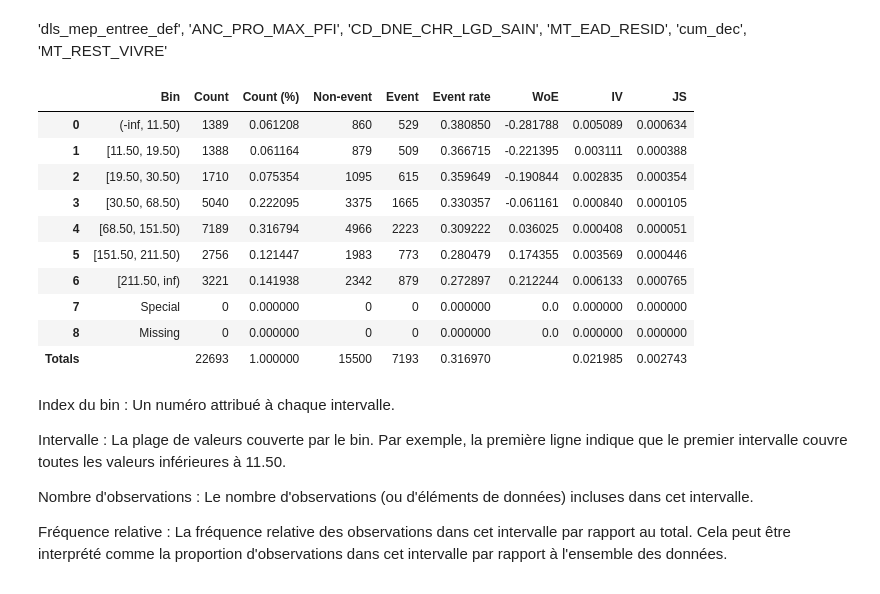
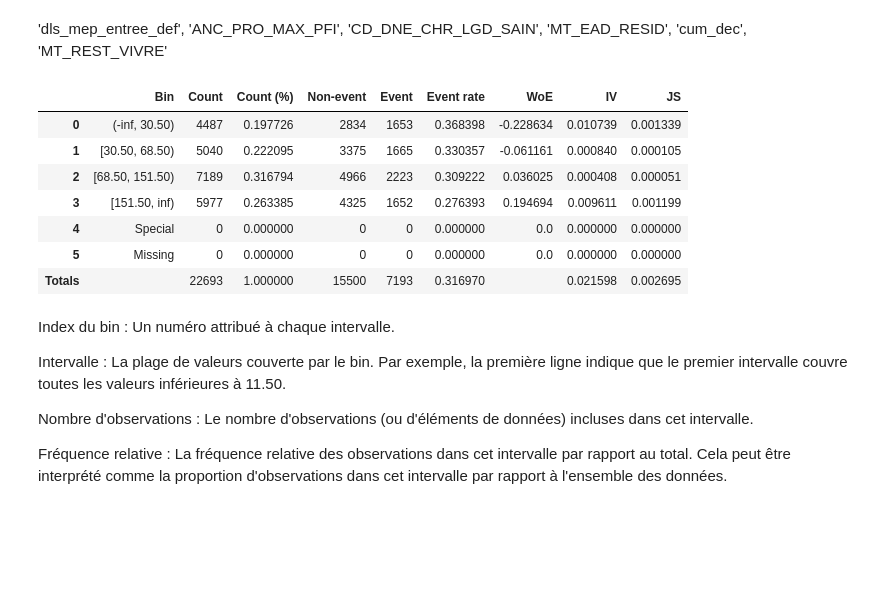
Before and after one commit to samuel-LP/Challenge-Credit-Logement, a Jupyter notebook: Notebooks/Data treatment.ipynb, the cells around one changed output. Drawn from its saved outputs; the diff is of its cells as text; code cells hidden in the pictures; blank space fills up the shorter version.

```diff
--- a/Notebooks/Data treatment.ipynb
+++ b/Notebooks/Data treatment.ipynb
@@ -301,29 +301,26 @@ for col in df_ph.select_dtypes(include = 'bool').columns :
 # %%
 from optbinning import OptimalBinning
 
 
 variable = "ANC_PRO_MAX_PFI"
 target = "DET"
 
-optb = OptimalBinning(name=variable, dtype="numerical")
+optb = OptimalBinning(name=variable, dtype="numerical", max_n_bins = 4)
 
 # Ajout des données
 optb.fit(df[variable].values, df[target])
 
 # Affichage des informations sur la discrétisation optimale
 optb.binning_table.build()
 # %% [output]
 |  | Bin | Count | Count (%) | Non-event | Event | Event rate | WoE | IV | JS |
-| 0 | (-inf, 11.50) | 1389 | 0.061208 | 860 | 529 | 0.380850 | -0.281788 | 0.005089 | 0.000634 |
-| 1 | [11.50, 19.50) | 1388 | 0.061164 | 879 | 509 | 0.366715 | -0.221395 | 0.003111 | 0.000388 |
-| 2 | [19.50, 30.50) | 1710 | 0.075354 | 1095 | 615 | 0.359649 | -0.190844 | 0.002835 | 0.000354 |
-| 3 | [30.50, 68.50) | 5040 | 0.222095 | 3375 | 1665 | 0.330357 | -0.061161 | 0.000840 | 0.000105 |
-| 4 | [68.50, 151.50) | 7189 | 0.316794 | 4966 | 2223 | 0.309222 | 0.036025 | 0.000408 | 0.000051 |
-| 5 | [151.50, 211.50) | 2756 | 0.121447 | 1983 | 773 | 0.280479 | 0.174355 | 0.003569 | 0.000446 |
-| 6 | [211.50, inf) | 3221 | 0.141938 | 2342 | 879 | 0.272897 | 0.212244 | 0.006133 | 0.000765 |
-| 7 | Special | 0 | 0.000000 | 0 | 0 | 0.000000 | 0.0 | 0.000000 | 0.000000 |
-| 8 | Missing | 0 | 0.000000 | 0 | 0 | 0.000000 | 0.0 | 0.000000 | 0.000000 |
-| Totals |  | 22693 | 1.000000 | 15500 | 7193 | 0.316970 |  | 0.021985 | 0.002743 |
+| 0 | (-inf, 30.50) | 4487 | 0.197726 | 2834 | 1653 | 0.368398 | -0.228634 | 0.010739 | 0.001339 |
+| 1 | [30.50, 68.50) | 5040 | 0.222095 | 3375 | 1665 | 0.330357 | -0.061161 | 0.000840 | 0.000105 |
+| 2 | [68.50, 151.50) | 7189 | 0.316794 | 4966 | 2223 | 0.309222 | 0.036025 | 0.000408 | 0.000051 |
+| 3 | [151.50, inf) | 5977 | 0.263385 | 4325 | 1652 | 0.276393 | 0.194694 | 0.009611 | 0.001199 |
+| 4 | Special | 0 | 0.000000 | 0 | 0 | 0.000000 | 0.0 | 0.000000 | 0.000000 |
+| 5 | Missing | 0 | 0.000000 | 0 | 0 | 0.000000 | 0.0 | 0.000000 | 0.000000 |
+| Totals |  | 22693 | 1.000000 | 15500 | 7193 | 0.316970 |  | 0.021598 | 0.002695 |
 # %% [markdown]
 Index du bin : Un numéro attribué à chaque intervalle.
 
```
Also changed, not shown: parts of 6 cells of this notebook.
